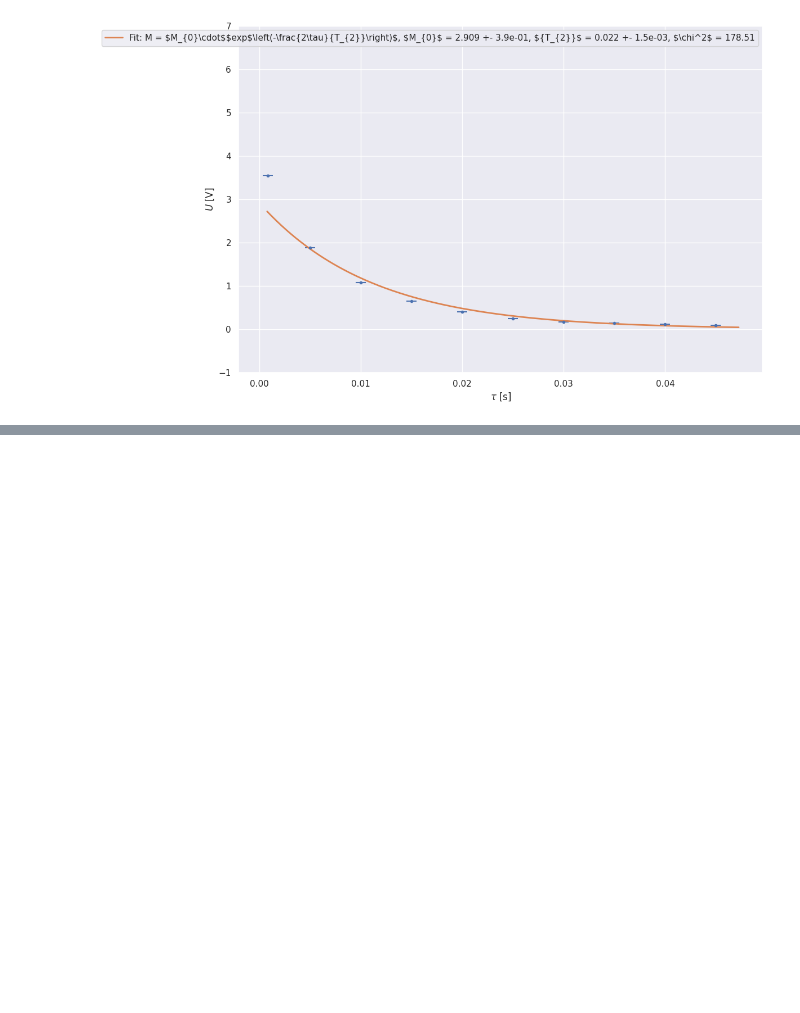
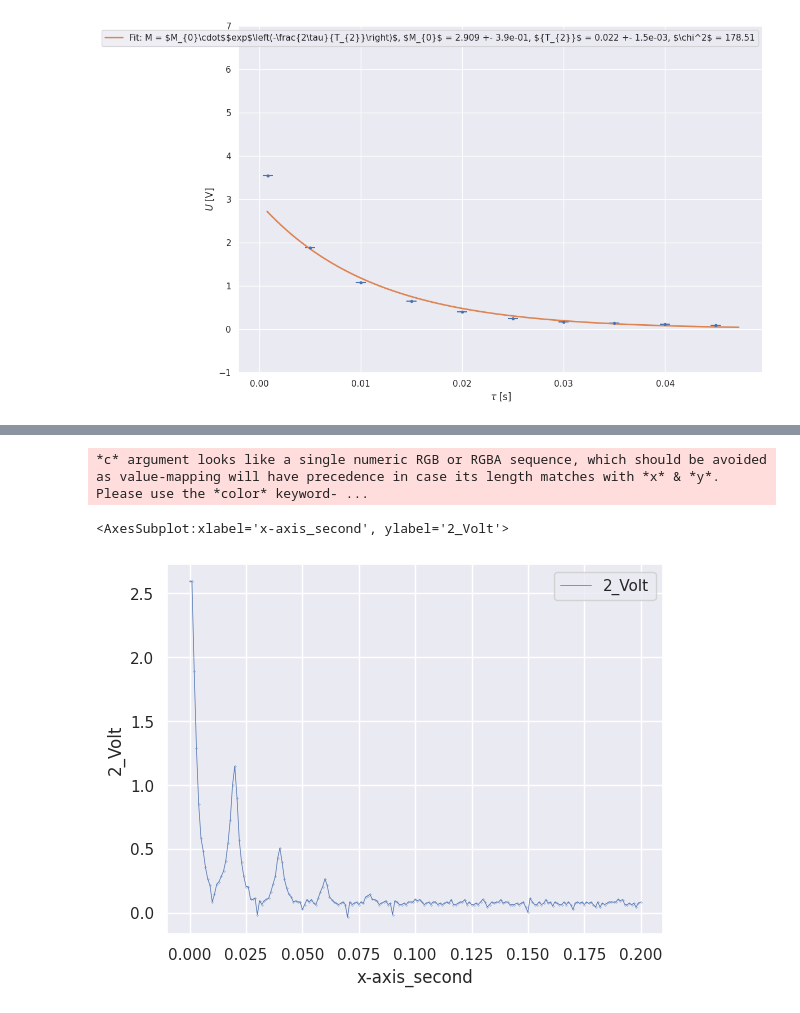
Before and after one commit to jodenn93/gNMR, a Jupyter notebook: code/analysis.ipynb, the cells around one changed output, grey strips where cells are left out. Cells and saved outputs as stored; diff of their text form; code cells hidden in the pictures; blank space fills up the shorter version.

```diff
--- a/code/analysis.ipynb
+++ b/code/analysis.ipynb
@@ -377,0 +439,7 @@ Reason(s) for Halting:
+# %%
+ax3 = df_soel_MG.loc[df_soel_MG["x-axis_second"] <= 0.2].plot.scatter(x="x-axis_second",y="2_Volt",s=0.05)
+df_soel_MG.loc[df_soel_MG["x-axis_second"] <= 0.2].plot.line(x=0, y=2, ax=ax3, style='b', lw = 0.5)
+# %% [output]
+*c* argument looks like a single numeric RGB or RGBA sequence, which should be avoided as value-mapping will have precedence in case its length matches with *x* & *y*.  Please use the *color* keyword- ...
+<AxesSubplot:xlabel='x-axis_second', ylabel='2_Volt'>
+[figure, added]
```
Also changed, not shown: parts of 7 cells of this notebook.
